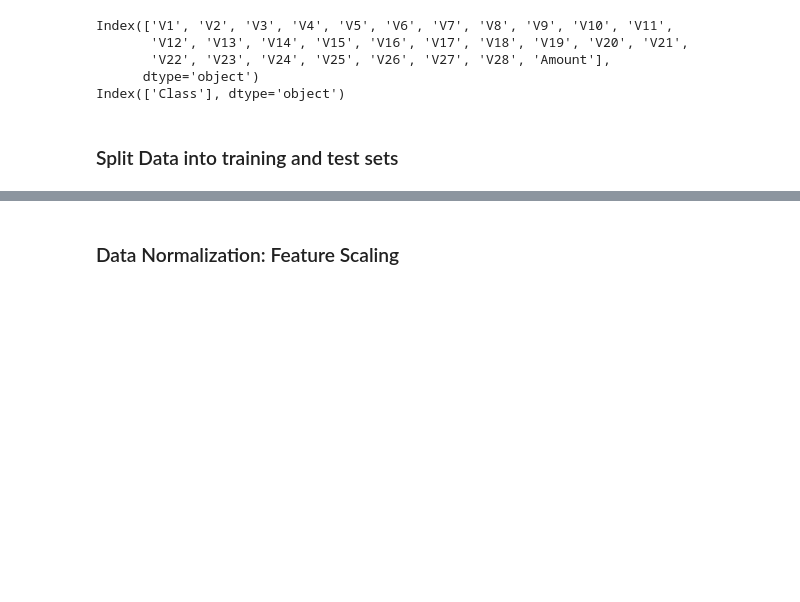
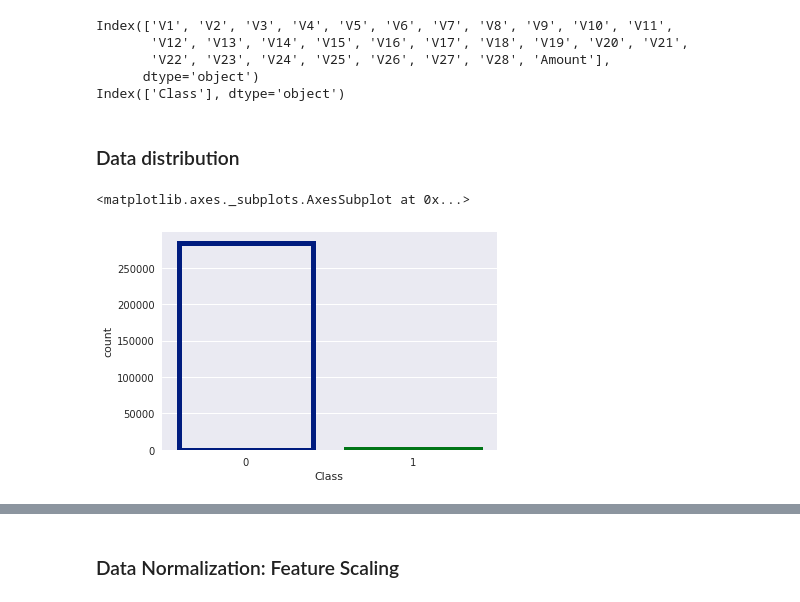
Before and after one commit to fitzroypet/Deep-Learning-For-Credit-Card-Fraud-Detection, a Jupyter notebook: credit-card-fraud-detection.ipynb, the cells around one changed output, grey strips where cells are left out. Drawn from its saved outputs; the diff is of its cells as text; code cells hidden in the pictures; blank space fills up the shorter version.

```diff
--- a/credit-card-fraud-detection.ipynb
+++ b/credit-card-fraud-detection.ipynb
@@ -124,5 +130,10 @@ Index(['Class'], dtype='object')
 # %%
 data_features = df[feature_names]
 data_target = df[target]
-# %% [markdown]
-### Split Data into training and test sets
+# %% [markdown]
+### Data distribution
+# %%
+sns.countplot(df['Class'],facecolor=(0, 0, 0, 0),linewidth=5,edgecolor=sns.color_palette("dark", 3), label = "Count")
+# %% [output]
+<matplotlib.axes._subplots.AxesSubplot at 0x...>
+[figure, added]
```
Also changed, not shown: parts of 42 cells of this notebook.
